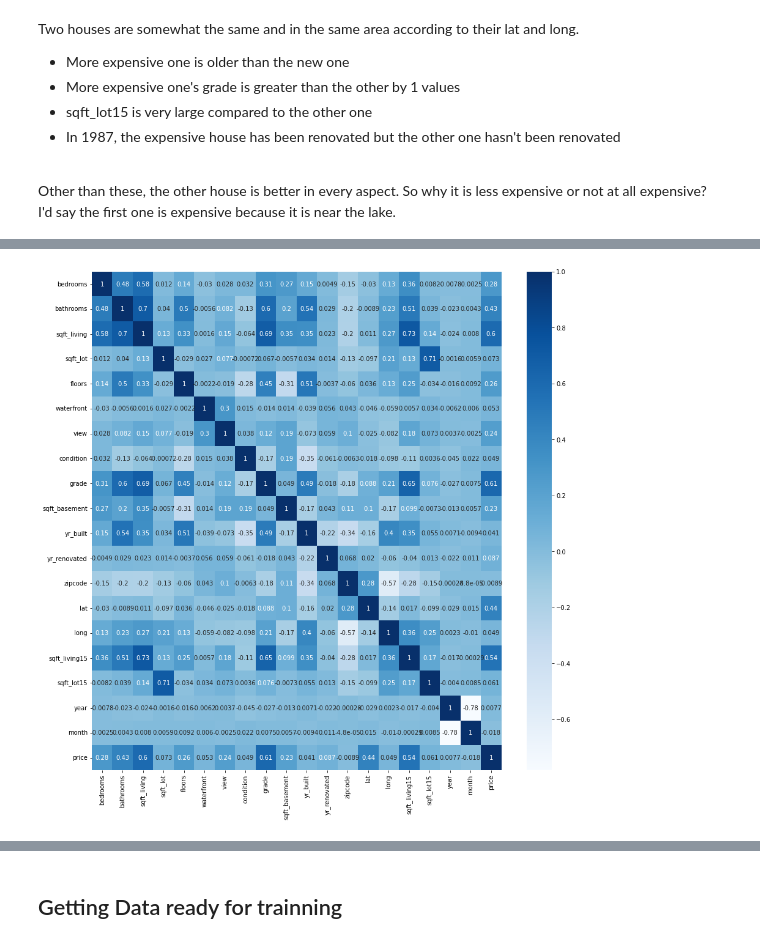
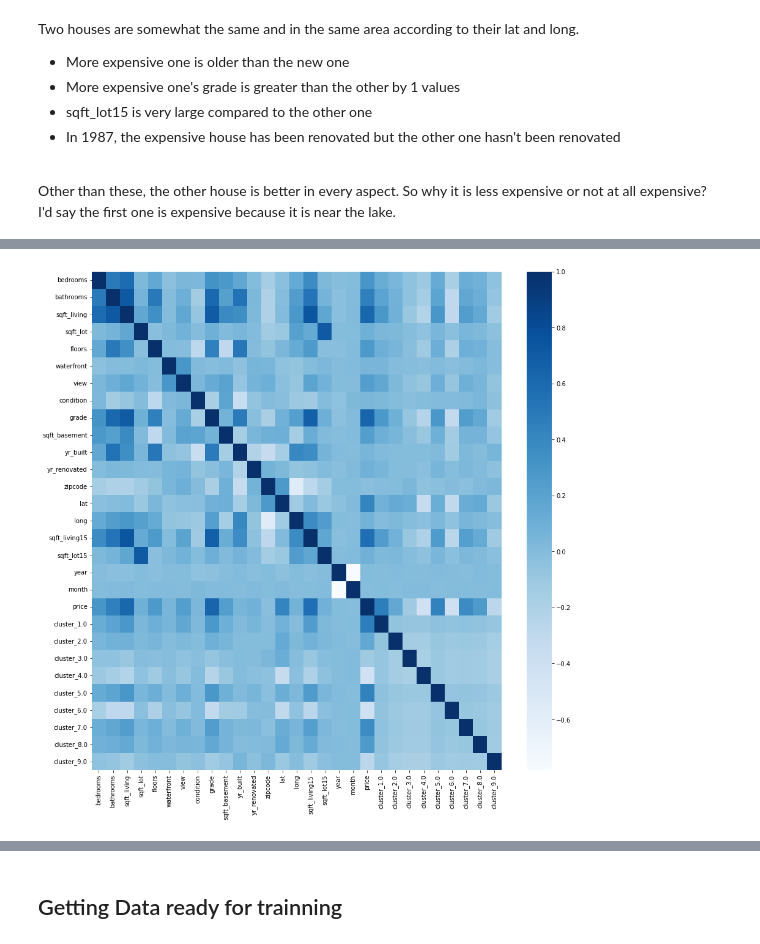
Before and after one commit to AlirezaKamyab/Tasks, a Jupyter notebook: Task 01/Task 1 XGBoost.ipynb, the cells around one changed output, grey strips where cells are left out. Cells and saved outputs as stored; diff of their text form; code cells hidden in the pictures.

Commit message:
Using K Means clustering to make more accurate predictions

```diff
--- a/Task 01/Task 1 XGBoost.ipynb
+++ b/Task 01/Task 1 XGBoost.ipynb
@@ -301,0 +312,2 @@ sns.scatterplot(data=df, x='long', y='lat', hue='price', palette='rocket_r',);
+# %%
+centeroids, idx = k_mean_optimization(selected, 10, 20, 100)
@@ -301,0 +332,4 @@ sns.scatterplot(data=df, x='long', y='lat', hue='price', palette='rocket_r',);
+# %%
+selected = np.c_[ids, selected, idx]
+selected = pd.DataFrame(selected, columns=['id', 'lat', 'long', 'price', 'cluster'])
+selected
@@ -301,0 +350,3 @@ sns.scatterplot(data=df, x='long', y='lat', hue='price', palette='rocket_r',);
+# %%
+selected.set_index('id', inplace=True)
+selected
@@ -302,8 +373,11 @@ sns.scatterplot(data=df, x='long', y='lat', hue='price', palette='rocket_r',);
+# %%
+clusters = pd.get_dummies(data=selected.cluster, drop_first=True, prefix='cluster')
+df = pd.concat([df, clusters], axis=1)
 # %%
 plt.figure(figsize=(15, 15))
-sns.heatmap(df.corr(), cmap='Blues', annot=True);
+sns.heatmap(df.corr(), cmap='Blues');
 # %% [output]
-[figure, old version]
+[figure, new version]
 # %%
 df.describe().T
 # %% [output]
```
Also changed, not shown: parts of 21 cells of this notebook, 1 other file.
